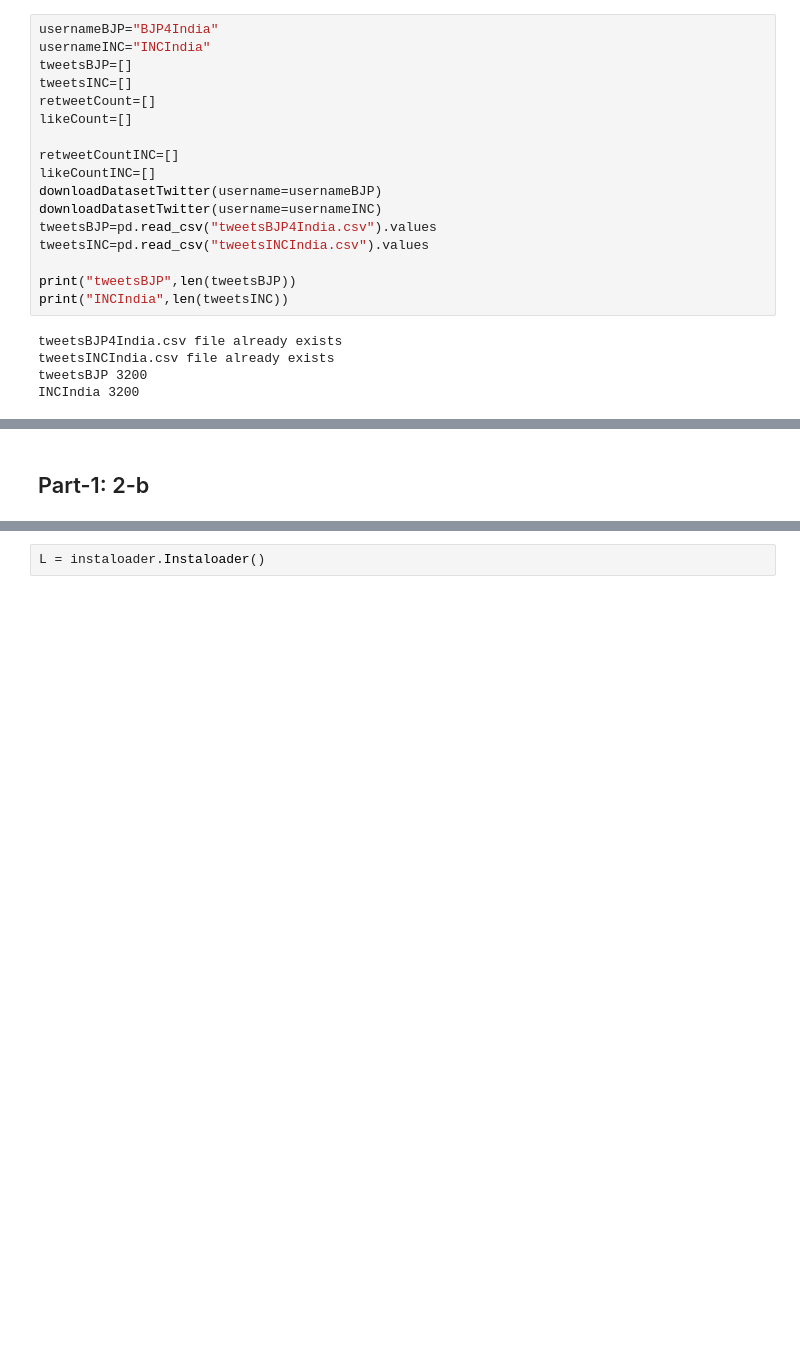
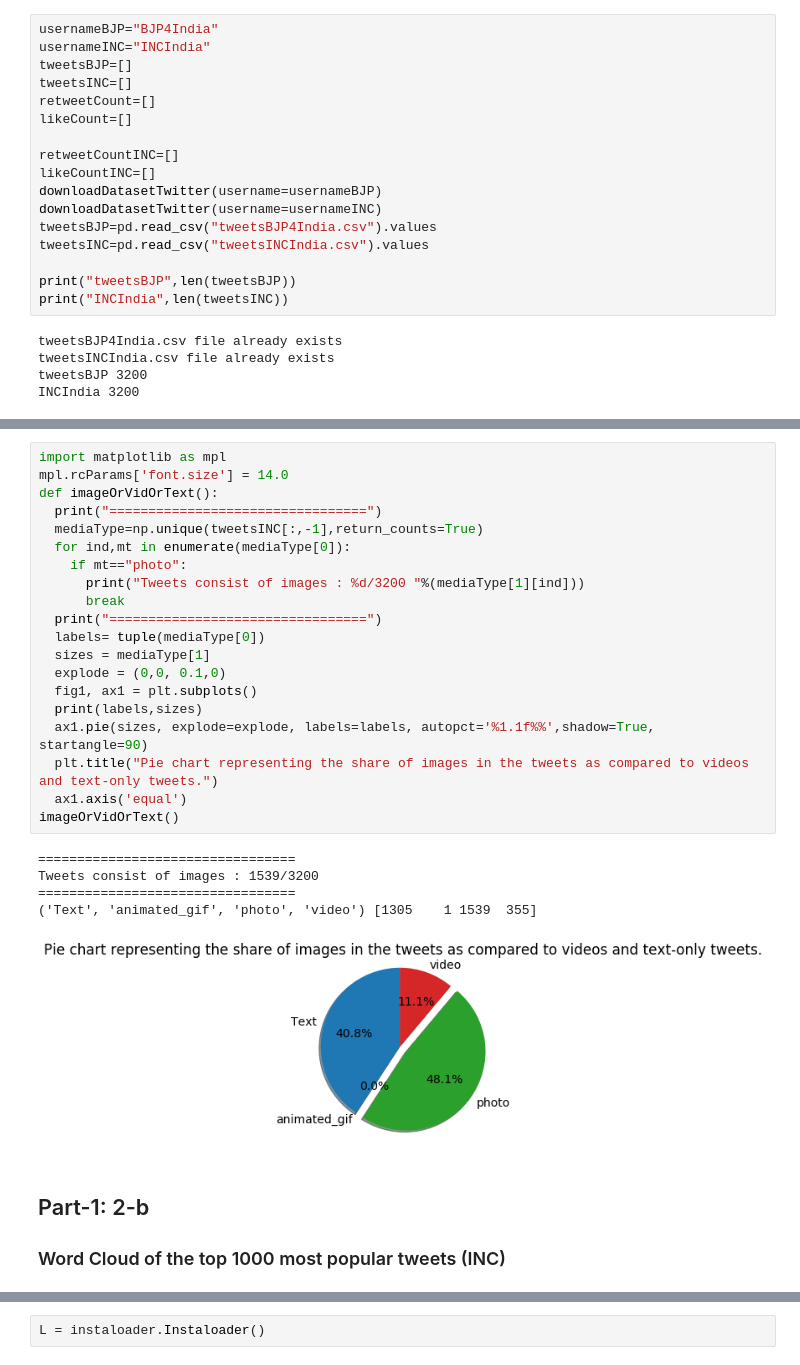
Before and after one commit to anujbansal16/BigData-Assignment4, a Jupyter notebook: Homework4.ipynb, the cells around one changed output, grey strips where cells are left out. Drawn from its saved outputs; the diff is of its cells as text; blank space fills up the shorter version.

```diff
--- a/Homework4.ipynb
+++ b/Homework4.ipynb
@@ -253,5 +233,32 @@ Most frequent hashtags used by BJP's official handle
+# %%
+import matplotlib as mpl
+mpl.rcParams['font.size'] = 14.0
+def imageOrVidOrText():
+  print("=================================")
+  mediaType=np.unique(tweetsINC[:,-1],return_counts=True)
+  for ind,mt in enumerate(mediaType[0]):
+    if mt=="photo":
+      print("Tweets consist of images : %d/3200 "%(mediaType[1][ind]))
+      break
+  print("=================================")
+  labels= tuple(mediaType[0])
+  sizes = mediaType[1]
+  explode = (0,0, 0.1,0)
+  fig1, ax1 = plt.subplots()
+  print(labels,sizes)
+  ax1.pie(sizes, explode=explode, labels=labels, autopct='%1.1f%%',shadow=True, startangle=90)
+  plt.title("Pie chart representing the share of images in the tweets as compared to videos and text-only tweets.")
+  ax1.axis('equal')
+imageOrVidOrText()
+# %% [output]
+=================================
+Tweets consist of images : 1539/3200
+=================================
+('Text', 'animated_gif', 'photo', 'video') [1305    1 1539  355]
+[figure, added]
 # %% [markdown]
 ## Part-1: 2-b
+### Word Cloud of the top 1000 most popular tweets (INC)
 # %%
 def popularTweetsINC():
   #giving more weightage to retweet than like
```
Also changed, not shown: parts of 36 cells of this notebook, 9 other files.
